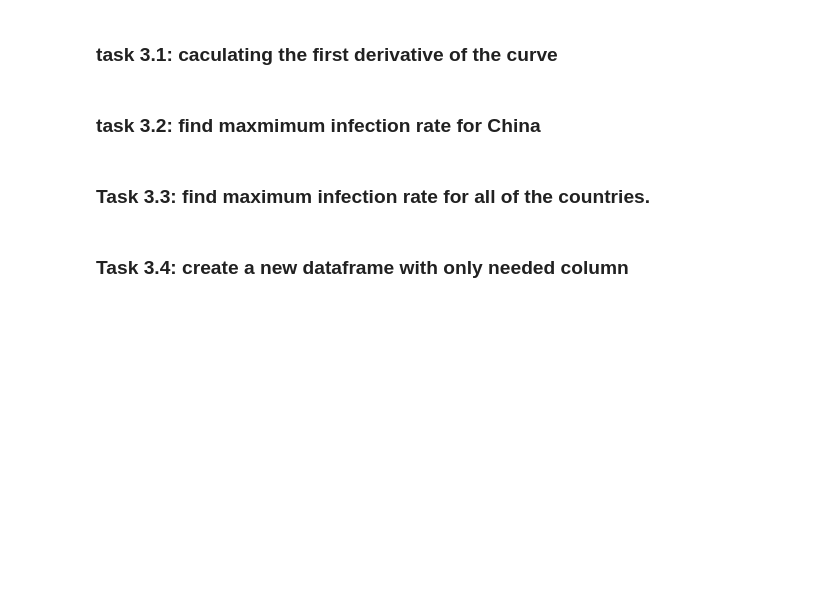
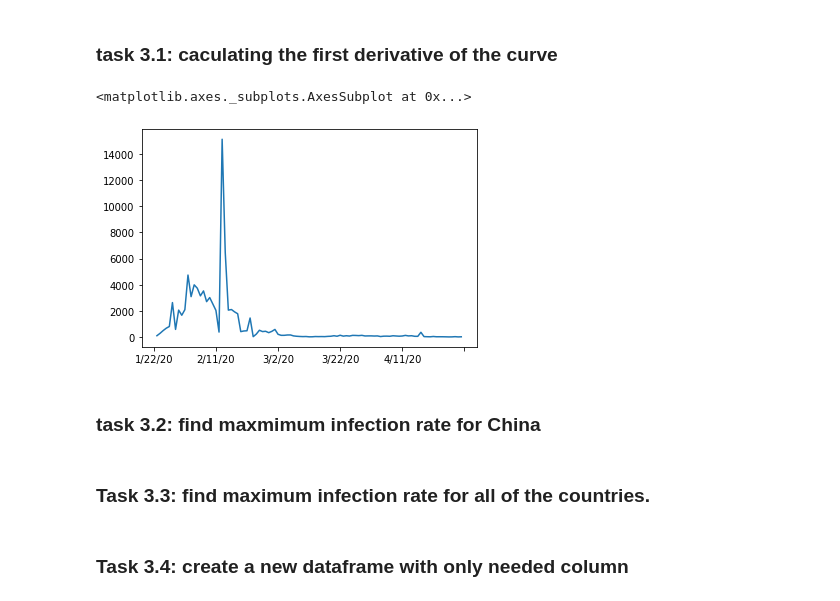
Before and after one commit to Nada-Ashraf/covid19-data-analysis-using-python, a Jupyter notebook: covid19 data analysis notebook.ipynb, the cells around one changed output. Cells and saved outputs as stored; diff of their text form; code cells hidden in the pictures; blank space fills up the shorter version.

```diff
--- a/covid19 data analysis notebook.ipynb
+++ b/covid19 data analysis notebook.ipynb
@@ -87,5 +91,11 @@ corona_dataset_aggregated.loc['China'].plot()
 # %% [markdown]
 ### task 3.1: caculating the first derivative of the curve
+# %%
+# Calculating the rate of curve by finding the 1st derivative
+covid19_data_aggregated.loc['China'].diff().plot()
+# %% [output]
+<matplotlib.axes._subplots.AxesSubplot at 0x...>
+[figure, added]
 # %% [markdown]
 ### task 3.2: find maxmimum infection rate for China
 # %% [markdown]
```
Also changed, not shown: parts of 2 cells of this notebook.
